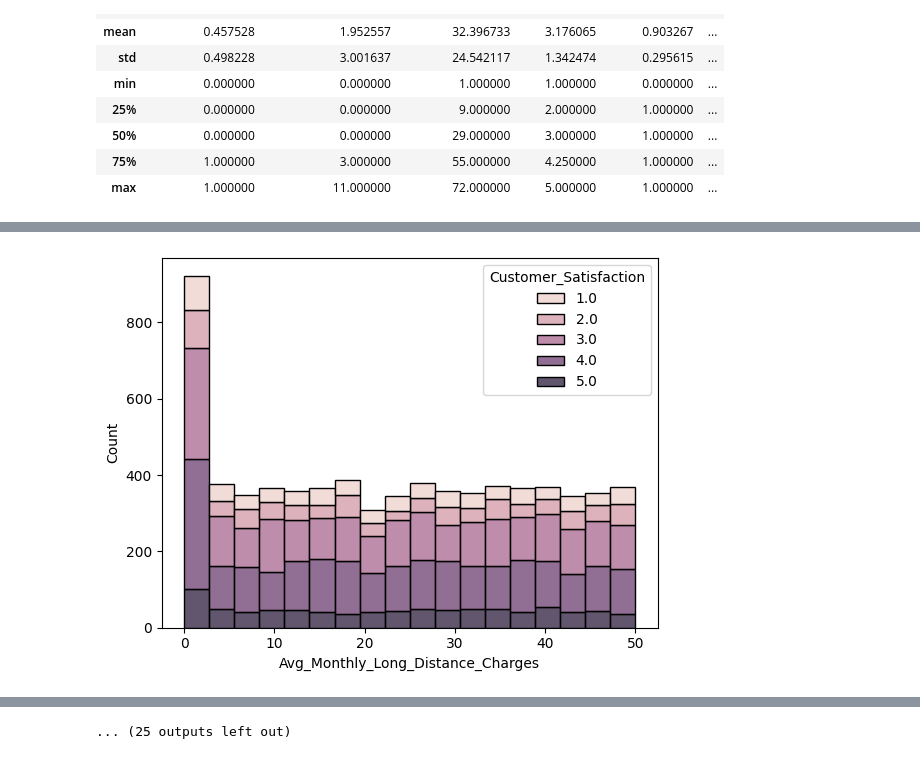
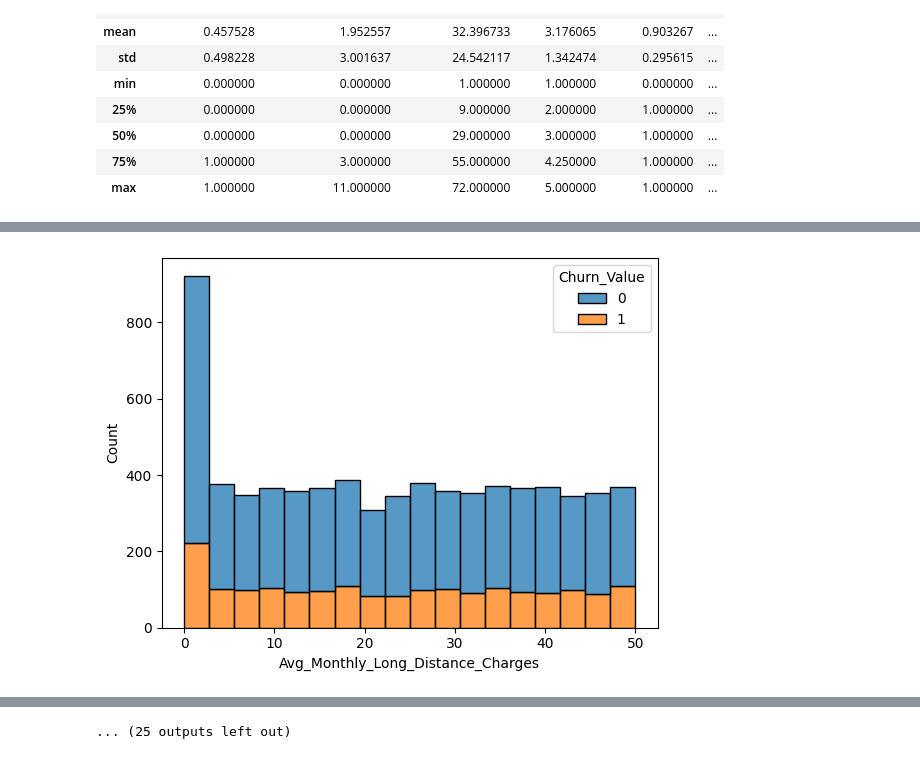
Before and after one commit to kunzr/DSE3002---Project-4, a Jupyter notebook: EDA.ipynb, the cells around one changed output, grey strips where cells are left out. Drawn from its saved outputs; the diff is of its cells as text; code cells hidden in the pictures.

```diff
--- a/EDA.ipynb
+++ b/EDA.ipynb
@@ -23,6 +23,8 @@ churn = churn.drop('City', axis = 1)
 churn = churn.drop('Churn_Reason', axis = 1)
 churn = churn.drop('Latitude', axis = 1)
 churn = churn.drop('Longitude', axis = 1)
+column_to_move = 'Churn_Value'
+churn['Churn_Value'] = churn.pop(column_to_move)
 churn.head()
 # %% [output]
 |  | Referred_a_Friend | Number_of_Referrals | Tenure_in_Months | Offer | Phone_Service | ... |
@@ -131,7 +133,7 @@ y_label = y.values
 
 columns_list = X.columns.tolist()
 tree = pd.DataFrame(X, columns = columns_list)
-churn['Customer_Satisfaction'] = y_label
-churn.groupby('Customer_Satisfaction').mean()
+churn['Churn_Value'] = y_label
+churn.groupby('Churn_Value').mean()
 # %% [output]
 |  | Referred_a_Friend | Number_of_Referrals | Tenure_in_Months | Offer | Phone_Service | ... |
@@ -144,76 +143,76 @@ churn.groupby('Customer_Satisfaction').mean()
 # %%
-sb.histplot(data = churn, x = "Referred_a_Friend", hue = "Customer_Satisfaction", multiple = "stack")
+sb.histplot(data = churn, x = "Referred_a_Friend", hue = "Churn_Value", multiple = "stack")
 plt.show()
-sb.histplot(data = churn, x = "Number_of_Referrals", hue = "Customer_Satisfaction", multiple = "stack")
+sb.histplot(data = churn, x = "Number_of_Referrals", hue = "Churn_Value", multiple = "stack")
 plt.show()
-sb.histplot(data = churn, x = "Tenure_in_Months", hue = "Customer_Satisfaction", multiple = "stack")
+sb.histplot(data = churn, x = "Tenure_in_Months", hue = "Churn_Value", multiple = "stack")
 plt.show()
-sb.histplot(data = churn, x = "Offer", hue = "Customer_Satisfaction", multiple = "stack")
+sb.histplot(data = churn, x = "Offer", hue = "Churn_Value", multiple = "stack")
 plt.show()
-sb.histplot(data = churn, x = "Phone_Service", hue = "Customer_Satisfaction", multiple = "stack")
+sb.histplot(data = churn, x = "Phone_Service", hue = "Churn_Value", multiple = "stack")
 plt.show()
-sb.histplot(data = churn, x = "Avg_Monthly_Long_Distance_Charges", hue = "Customer_Satisfaction", multiple = "stack")
+sb.histplot(data = churn, x = "Avg_Monthly_Long_Distance_Charges", hue = "Churn_Value", multiple = "stack")
 plt.show()
-sb.histplot(data = churn, x = "Multiple_Lines", hue = "Customer_Satisfaction", multiple = "stack")
+sb.histplot(data = churn, x = "Multiple_Lines", hue = "Churn_Value", multiple = "stack")
 plt.show()
-sb.histplot(data = churn, x = "Internet_Service", hue = "Customer_Satisfaction", multiple = "stack")
+sb.histplot(data = churn, x = "Internet_Service", hue = "Churn_Value", multiple = "stack")
 plt.show()
-sb.histplot(data = churn, x = "Internet_Type", hue = "Customer_Satisfaction", multiple = "stack")
+sb.histplot(data = churn, x = "Internet_Type", hue = "Churn_Value", multiple = "stack")
 plt.show()
-sb.histplot(data = churn, x = "Avg_Monthly_GB_Download", hue = "Customer_Satisfaction", multiple = "stack")
+sb.histplot(data = churn, x = "Avg_Monthly_GB_Download", hue = "Churn_Value", multiple = "stack")
 plt.show()
-sb.histplot(data = churn, x = "Online_Security", hue = "Customer_Satisfaction", multiple = "stack")
+sb.histplot(data = churn, x = "Online_Security", hue = "Churn_Value", multiple = "stack")
 plt.show()
-sb.histplot(data = churn, x = "Online_Backup", hue = "Customer_Satisfaction", multiple = "stack")
+sb.histplot(data = churn, x = "Online_Backup", hue = "Churn_Value", multiple = "stack")
 plt.show()
-sb.histplot(data = churn, x = "Device_Protection_Plan", hue = "Customer_Satisfaction", multiple = "stack")
+sb.histplot(data = churn, x = "Device_Protection_Plan", hue = "Churn_Value", multiple = "stack")
 plt.show()
-sb.histplot(data = churn, x = "Premium_Tech_Support", hue = "Customer_Satisfaction", multiple = "stack")
+sb.histplot(data = churn, x = "Premium_Tech_Support", hue = "Churn_Value", multiple = "stack")
 plt.show()
-sb.histplot(data = churn, x = "Streaming_TV", hue = "Customer_Satisfaction", multiple = "stack")
+sb.histplot(data = churn, x = "Streaming_TV", hue = "Churn_Value", multiple = "stack")
 plt.show()
-sb.histplot(data = churn, x = "Streaming_Movies", hue = "Customer_Satisfaction", multiple = "stack")
+sb.histplot(data = churn, x = "Streaming_Movies", hue = "Churn_Value", multiple = "stack")
 plt.show()
-sb.histplot(data = churn, x = "Streaming_Music", hue = "Customer_Satisfaction", multiple = "stack")
+sb.histplot(data = churn, x = "Streaming_Music", hue = "Churn_Value", multiple = "stack")
 plt.show()
-sb.histplot(data = churn, x = "Unlimited_Data", hue = "Customer_Satisfaction", multiple = "stack")
+sb.histplot(data = churn, x = "Unlimited_Data", hue = "Churn_Value", multiple = "stack")
 plt.show()
-sb.histplot(data = churn, x = "Contract", hue = "Customer_Satisfaction", multiple = "stack")
+sb.histplot(data = churn, x = "Contract", hue = "Churn_Value", multiple = "stack")
 plt.show()
-sb.histplot(data = churn, x = "Paperless_Billing", hue = "Customer_Satisfaction", multiple = "stack")
+sb.histplot(data = churn, x = "Paperless_Billing", hue = "Churn_Value", multiple = "stack")
 plt.show()
-sb.histplot(data = churn, x = "Payment_Method", hue = "Customer_Satisfaction", multiple = "stack")
+sb.histplot(data = churn, x = "Payment_Method", hue = "Churn_Value", multiple = "stack")
 plt.show()
-sb.histplot(data = churn, x = "Monthly_Charge", hue = "Customer_Satisfaction", multiple = "stack")
+sb.histplot(data = churn, x = "Monthly_Charge", hue = "Churn_Value", multiple = "stack")
 plt.show()
-sb.histplot(data = churn, x = "Total_Regular_Charges", hue = "Customer_Satisfaction", multiple = "stack")
+sb.histplot(data = churn, x = "Total_Regular_Charges", hue = "Churn_Value", multiple = "stack")
 plt.show()
-sb.histplot(data = churn, x = "Total_Refunds", hue = "Customer_Satisfaction", multiple = "stack")
+sb.histplot(data = churn, x = "Total_Refunds", hue = "Churn_Value", multiple = "stack")
 plt.show()
-sb.histplot(data = churn, x = "Total_Extra_Data_Charges", hue = "Customer_Satisfaction", multiple = "stack")
+sb.histplot(data = churn, x = "Total_Extra_Data_Charges", hue = "Churn_Value", multiple = "stack")
 plt.show()
-sb.histplot(data = churn, x = "Total_Long_Distance_Charges", hue = "Customer_Satisfaction", multiple = "stack")
+sb.histplot(data = churn, x = "Total_Long_Distance_Charges", hue = "Churn_Value", multiple = "stack")
 plt.show()
-sb.histplot(data = churn, x = "Gender", hue = "Customer_Satisfaction", multiple = "stack")
+sb.histplot(data = churn, x = "Gender", hue = "Churn_Value", multiple = "stack")
 plt.show()
-sb.histplot(data = churn, x = "Age", hue = "Customer_Satisfaction", multiple = "stack")
+sb.histplot(data = churn, x = "Age", hue = "Churn_Value", multiple = "stack")
 plt.show()
-sb.histplot(data = churn, x = "Married", hue = "Customer_Satisfaction", multiple = "stack")
+sb.histplot(data = churn, x = "Married", hue = "Churn_Value", multiple = "stack")
 plt.show()
-sb.histplot(data = churn, x = "Number_of_Dependents", hue = "Customer_Satisfaction", multiple = "stack")
+sb.histplot(data = churn, x = "Number_of_Dependents", hue = "Churn_Value", multiple = "stack")
 plt.show()
-sb.histplot(data = churn, x = "Zip_Code", hue = "Customer_Satisfaction", multiple = "stack")
+sb.histplot(data = churn, x = "Zip_Code", hue = "Churn_Value", multiple = "stack")
 plt.show()
-sb.histplot(data = churn, x = "Population", hue = "Customer_Satisfaction", multiple = "stack")
+sb.histplot(data = churn, x = "Population", hue = "Churn_Value", multiple = "stack")
 plt.show()
-sb.histplot(data = churn, x = "Churn_Value", hue = "Customer_Satisfaction", multiple = "stack")
+sb.histplot(data = churn, x = "Customer_Satisfaction", hue = "Churn_Value", multiple = "stack")
 plt.show()
-sb.histplot(data = churn, x = "CLTV", hue = "Customer_Satisfaction", multiple = "stack")
+sb.histplot(data = churn, x = "CLTV", hue = "Churn_Value", multiple = "stack")
 plt.show()
-sb.histplot(data = churn, x = "Churn_Category", hue = "Customer_Satisfaction", multiple = "stack")
+sb.histplot(data = churn, x = "Churn_Category", hue = "Churn_Value", multiple = "stack")
 plt.show()
-sb.histplot(data = churn, x = "Total_Customer_Svc_Requests", hue = "Customer_Satisfaction", multiple = "stack")
+sb.histplot(data = churn, x = "Total_Customer_Svc_Requests", hue = "Churn_Value", multiple = "stack")
 plt.show()
-sb.histplot(data = churn, x = "Product/Service_Issues_Reported", hue = "Customer_Satisfaction", multiple = "stack")
+sb.histplot(data = churn, x = "Product/Service_Issues_Reported", hue = "Churn_Value", multiple = "stack")
 plt.show()
 # %% [output]
@@ -225 +224 @@ plt.show()
-[figure, old version]
+[figure, new version]
```
Also changed, not shown: parts of 5 cells of this notebook, 2 other files.
